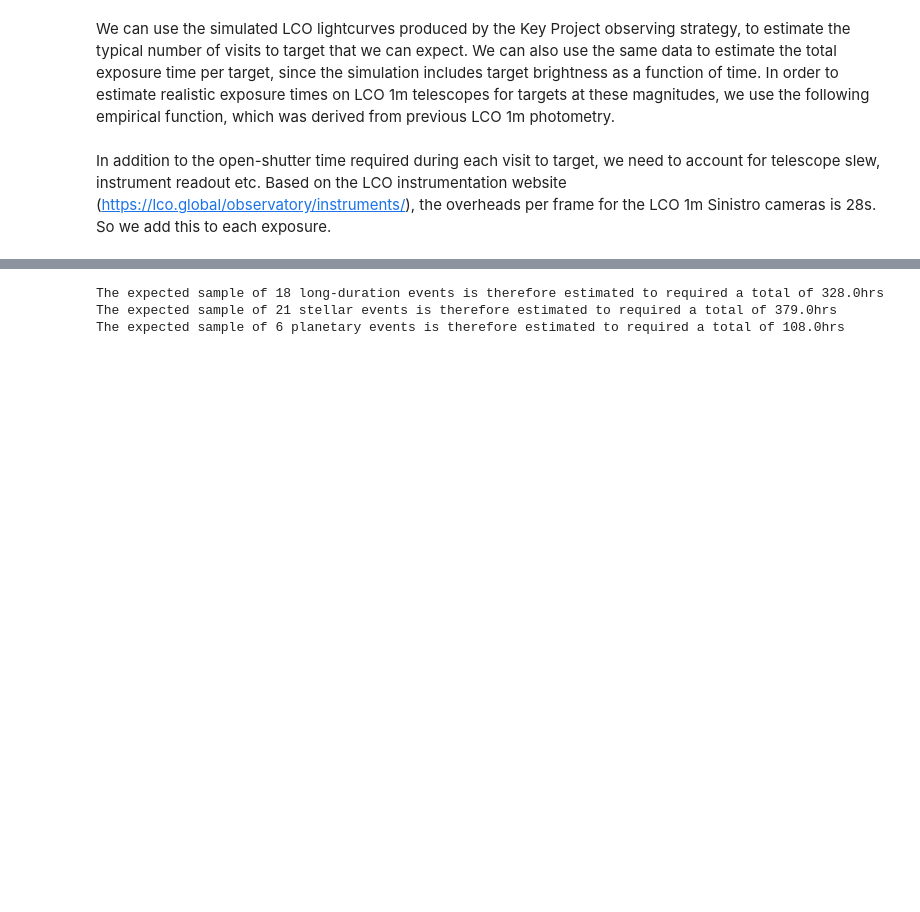
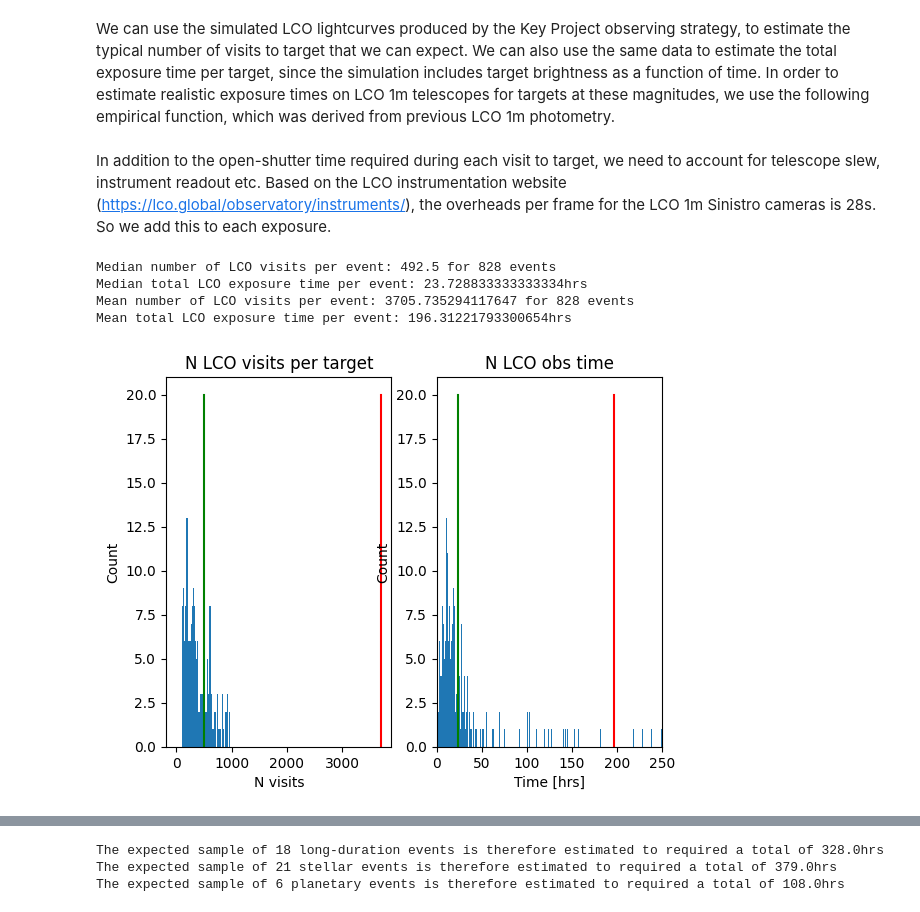
Before and after one commit to rachel3834/lco_mulens_kp2023, a Jupyter notebook: estimated_number_bulge_events.ipynb, the cells around one changed output, grey strips where cells are left out. Drawn from its saved outputs; the diff is of its cells as text; code cells hidden in the pictures; blank space fills up the shorter version.

```diff
--- a/estimated_number_bulge_events.ipynb
+++ b/estimated_number_bulge_events.ipynb
@@ -369,4 +379,52 @@ observed_events = np.where(lco_data_count > 10)[0]
 # Get indices of observed events in different categories
 bh_events = list(set(bh_events).intersection(set(observed_events)))
 stellar_events = list(set(stellar_events).intersection(set(observed_events)))
+# %%
+# Get the table indices of stellar events
+#stellar_events = np.where(events_table['tE'] < 100.0)[0]
+stellar_lenses = np.where(events_table['tE'] < 100.0)[0]
+single_lenses = np.where(events_table['binary_lens'] == 0)[0]
+single_stellar_lenses = list(set(stellar_lenses).intersection(set(single_lenses)))
+
+
+# Estimate the number of visits per target and observing time required:
+(lco_nvisits, lco_obs_time) = estimate_obs_time(single_stellar_lenses, events_table, dataset, nobs_cut=True)
+
+fig, axs = plt.subplots(1, 2)
+axs[0].hist(lco_nvisits, bins=np.arange(0, 1000 ,20))
+axs[0].set_title('N LCO visits per target')
+axs[0].set_xlabel('N visits')
+axs[0].set_ylabel('Count')
+#axs[0].set_xlim([0,1000])
+axs[1].hist(lco_obs_time, bins=np.arange(0, lco_obs_time.max(),1))
+axs[1].set_title('N LCO obs time')
+axs[1].set_xlabel('Time [hrs]')
+axs[1].set_ylabel('Count')
+axs[1].set_xlim([0,250])
+
+time_per_single_lens = np.median(lco_obs_time)
+avg_time_per_single_lens = lco_obs_time.mean()
+visits_per_single_lens = np.median(lco_nvisits)
+avg_visits_per_single_lens = lco_nvisits.mean()
+
+axs[0].plot([visits_per_single_lens,visits_per_single_lens],
+            [0,20], 'g-')
+axs[0].plot([avg_visits_per_single_lens,avg_visits_per_single_lens],
+            [0,20], 'r-')
+axs[1].plot([time_per_single_lens,time_per_single_lens],
+            [0,20], 'g-')
+axs[1].plot([avg_time_per_single_lens,avg_time_per_single_lens],
+            [0,20], 'r-')
+
+print('Median number of LCO visits per event: '+str(np.median(lco_nvisits))+' for '+str(len(single_stellar_lenses))+' events')
+print('Median total LCO exposure time per event: '+str(time_per_single_lens)+'hrs')
+
+print('Mean number of LCO visits per event: '+str(avg_visits_per_single_lens)+' for '+str(len(single_stellar_lenses))+' events')
+print('Mean total LCO exposure time per event: '+str(avg_time_per_single_lens)+'hrs')
+# %% [output]
+Median number of LCO visits per event: 492.5 for 828 events
+Median total LCO exposure time per event: 23.728833333333334hrs
+Mean number of LCO visits per event: 3705.735294117647 for 828 events
+Mean total LCO exposure time per event: 196.31221793300654hrs
+[figure, added]
 # %%
```
Also changed, not shown: parts of 5 cells of this notebook, 15 other files.
